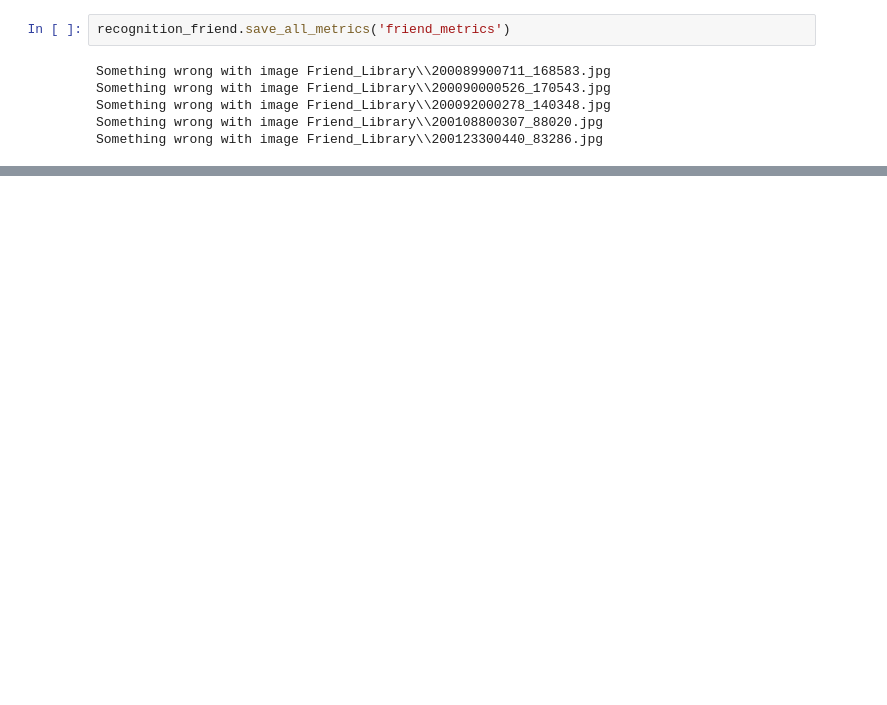
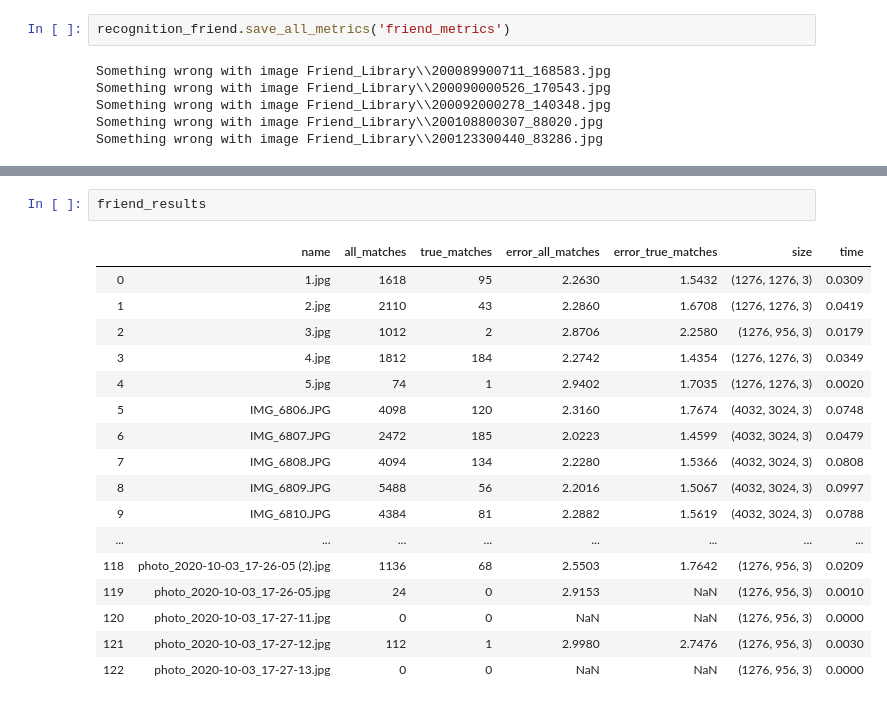
Before and after one commit to VolodymyrVozniak/CVPR, a Jupyter notebook: lab_2/main.ipynb, the cells around one changed output, grey strips where cells are left out. Saved outputs shown, nothing was run; the diff lists cells and outputs as text; blank space fills up the shorter version.

```diff
--- a/lab_2/main.ipynb
+++ b/lab_2/main.ipynb
@@ -459,0 +492,20 @@ Something wrong with image Friend_Library\\200123300440_83286.jpg
+# %%
+friend_results
+# %% [output]
+|  | name | all_matches | true_matches | error_all_matches | error_true_matches | size | time |
+| 0 | 1.jpg | 1618 | 95 | 2.2630 | 1.5432 | (1276, 1276, 3) | 0.0309 |
+| 1 | 2.jpg | 2110 | 43 | 2.2860 | 1.6708 | (1276, 1276, 3) | 0.0419 |
+| 2 | 3.jpg | 1012 | 2 | 2.8706 | 2.2580 | (1276, 956, 3) | 0.0179 |
+| 3 | 4.jpg | 1812 | 184 | 2.2742 | 1.4354 | (1276, 1276, 3) | 0.0349 |
+| 4 | 5.jpg | 74 | 1 | 2.9402 | 1.7035 | (1276, 1276, 3) | 0.0020 |
+| 5 | IMG_6806.JPG | 4098 | 120 | 2.3160 | 1.7674 | (4032, 3024, 3) | 0.0748 |
+| 6 | IMG_6807.JPG | 2472 | 185 | 2.0223 | 1.4599 | (4032, 3024, 3) | 0.0479 |
+| 7 | IMG_6808.JPG | 4094 | 134 | 2.2280 | 1.5366 | (4032, 3024, 3) | 0.0808 |
+| 8 | IMG_6809.JPG | 5488 | 56 | 2.2016 | 1.5067 | (4032, 3024, 3) | 0.0997 |
+| 9 | IMG_6810.JPG | 4384 | 81 | 2.2882 | 1.5619 | (4032, 3024, 3) | 0.0788 |
+| ... | ... | ... | ... | ... | ... | ... | ... |
+| 118 | photo_2020-10-03_17-26-05 (2).jpg | 1136 | 68 | 2.5503 | 1.7642 | (1276, 956, 3) | 0.0209 |
+| 119 | photo_2020-10-03_17-26-05.jpg | 24 | 0 | 2.9153 | NaN | (1276, 956, 3) | 0.0010 |
+| 120 | photo_2020-10-03_17-27-11.jpg | 0 | 0 | NaN | NaN | (1276, 956, 3) | 0.0000 |
+| 121 | photo_2020-10-03_17-27-12.jpg | 112 | 1 | 2.9980 | 2.7476 | (1276, 956, 3) | 0.0030 |
+| 122 | photo_2020-10-03_17-27-13.jpg | 0 | 0 | NaN | NaN | (1276, 956, 3) | 0.0000 |
```
Also changed, not shown: parts of 23 cells of this notebook, 15 other files.
